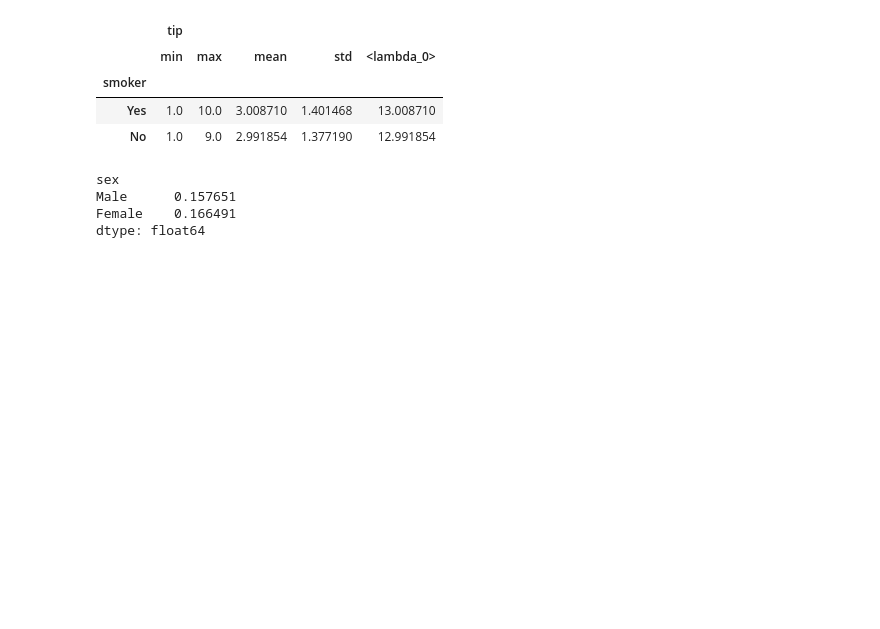
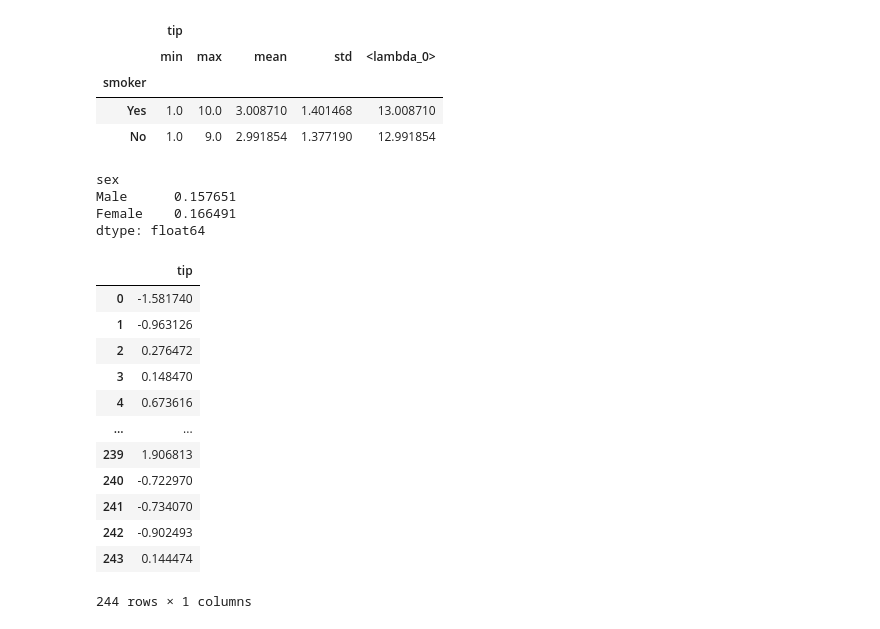
Before and after one commit to vcautela/Data_Wrangling, a Jupyter notebook: Data_Wrangling.ipynb, the cells around one changed output. Saved outputs shown, nothing was run; the diff lists cells and outputs as text; code cells hidden in the pictures; blank space fills up the shorter version.

```diff
--- a/Data_Wrangling.ipynb
+++ b/Data_Wrangling.ipynb
@@ -380,3 +380,23 @@ sex
 Male      0.157651
 Female    0.166491
 dtype: float64
+# %%
+# transformação
+
+# padronizando por grupo
+
+df.groupby('sex')[['tip']].transform(scale)
+# %% [output]
+|  | tip |
+| 0 | -1.581740 |
+| 1 | -0.963126 |
+| 2 | 0.276472 |
+| 3 | 0.148470 |
+| 4 | 0.673616 |
+| ... | ... |
+| 239 | 1.906813 |
+| 240 | -0.722970 |
+| 241 | -0.734070 |
+| 242 | -0.902493 |
+| 243 | 0.144474 |
+244 rows × 1 columns
```
Also changed, not shown: parts of 3 cells of this notebook.
